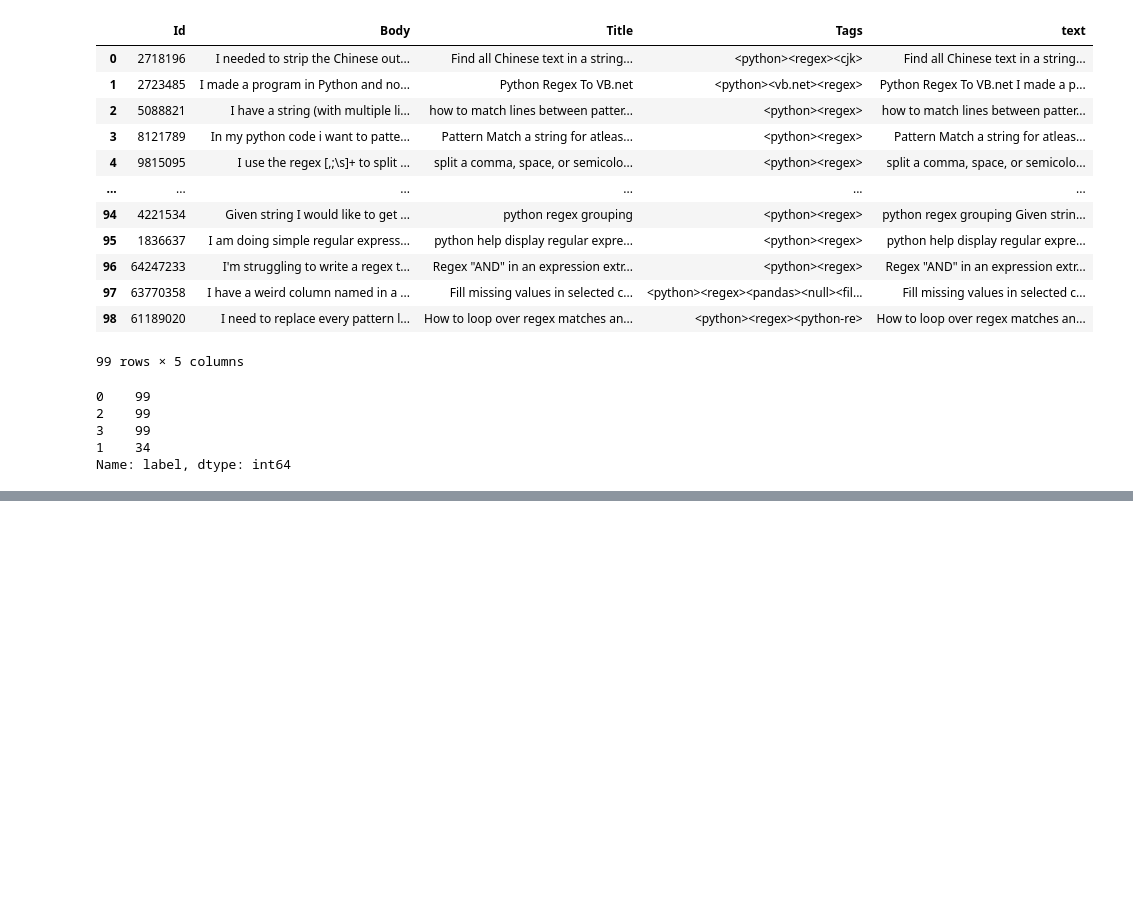
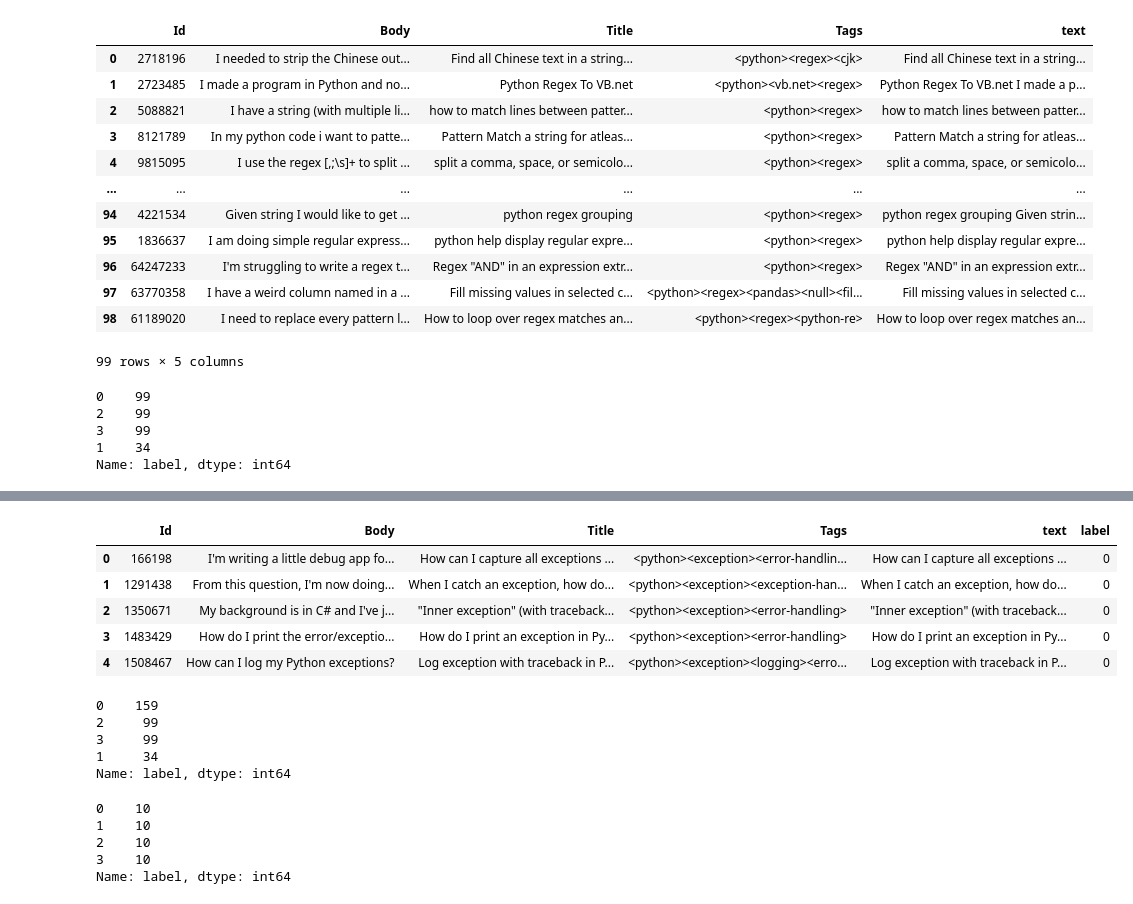
Before and after one commit to ece1786-2022/PyOverflow, a Jupyter notebook: data_combiner.ipynb, the cells around one changed output, grey strips where cells are left out. Cells and saved outputs as stored; diff of their text form; code cells hidden in the pictures; blank space fills up the shorter version.

Commit message:
SO questions in training data

```diff
--- a/data_combiner.ipynb
+++ b/data_combiner.ipynb
@@ -163,0 +149,38 @@ df=pd.read_csv(path)
+# %%
+path ='Data/Test/combined.csv'
+data = pd.read_csv(path)
+data.head()
+# %% [output]
+|  | Id | Body | Title | Tags | text | label |
+| 0 | 166198 | I'm writing a little debug app fo... | How can I capture all exceptions ... | <python><exception><error-handlin... | How can I capture all exceptions ... | 0 |
+| 1 | 1291438 | From this question, I'm now doing... | When I catch an exception, how do... | <python><exception><exception-han... | When I catch an exception, how do... | 0 |
+| 2 | 1350671 | My background is in C# and I've j... | "Inner exception" (with traceback... | <python><exception><error-handling> | "Inner exception" (with traceback... | 0 |
+| 3 | 1483429 | How do I print the error/exceptio... | How do I print an exception in Py... | <python><exception><error-handling> | How do I print an exception in Py... | 0 |
+| 4 | 1508467 | How can I log my Python exceptions? | Log exception with traceback in P... | <python><exception><logging><erro... | Log exception with traceback in P... | 0 |
+# %%
+# list number of rows in each class
+data['label'].value_counts()
+# %% [output]
+0    159
+2     99
+3     99
+1     34
+Name: label, dtype: int64
+# %%
+# sample 10 rows from each class
+df1=data[data['label']==0].sample(n=10)
+df2=data[data['label']==1].sample(n=10)
+df3=data[data['label']==2].sample(n=10)
+df4=data[data['label']==3].sample(n=10)
+
+# combine 4 dataframes into 1
+test = pd.concat([df1,df2,df3,df4],axis=0).reset_index().drop('index',axis=1).dropna()
+
+# count the number of rows in each class
+test['label'].value_counts()
+# %% [output]
+0    10
+1    10
+2    10
+3    10
+Name: label, dtype: int64
```
Also changed, not shown: parts of 12 cells of this notebook, 2 other files.
